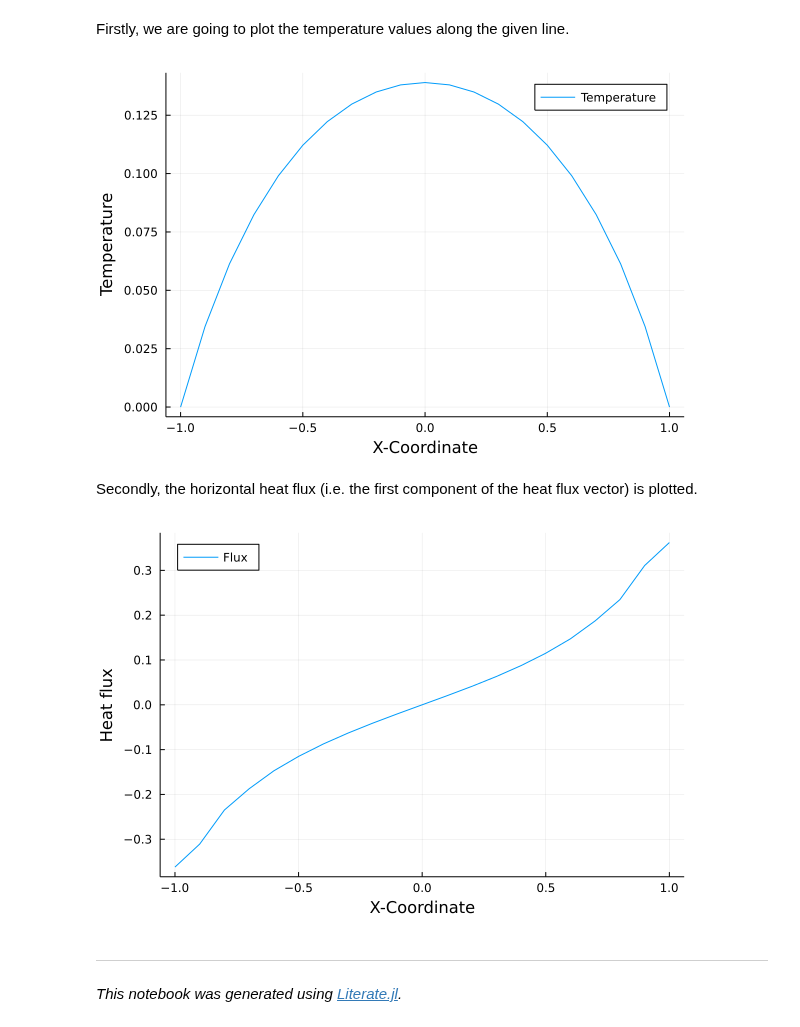
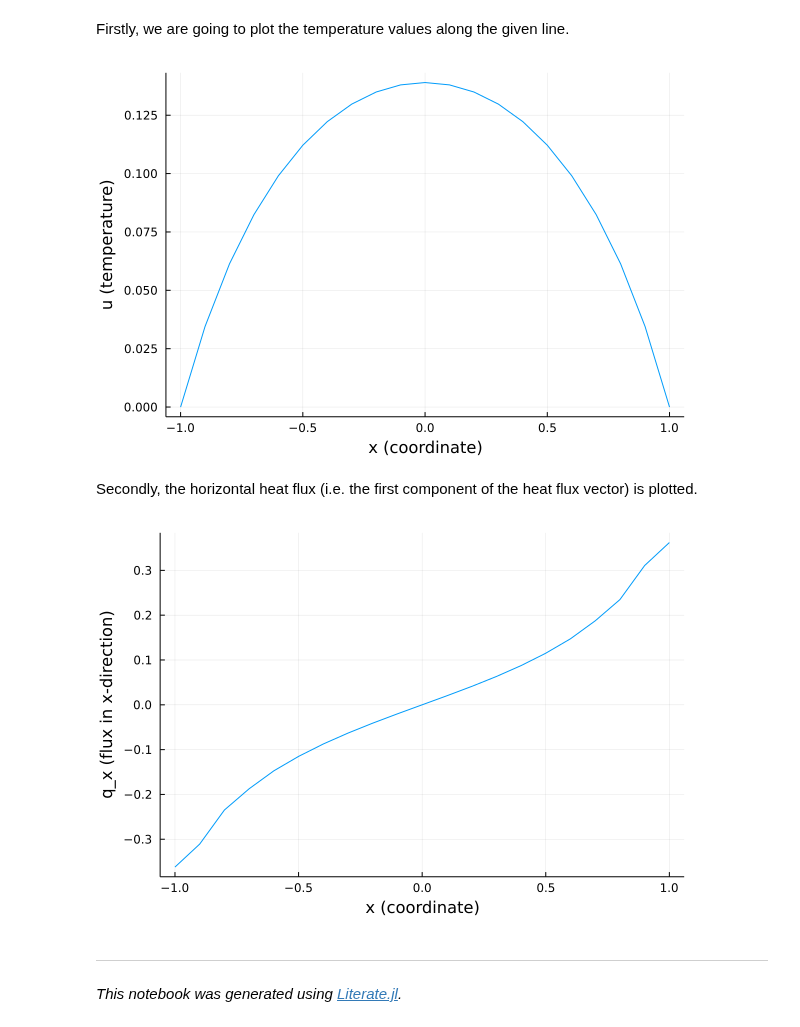
Before and after one commit to vinhtu95/Ferrite.jl, a Jupyter notebook: previews/PR377/examples/postprocessing.ipynb, the cells around one changed output. Saved outputs shown, nothing was run; the diff lists cells and outputs as text; code cells hidden in the pictures.

```diff
--- a/previews/PR377/examples/postprocessing.ipynb
+++ b/previews/PR377/examples/postprocessing.ipynb
@@ -99,2 +101,2 @@ First, we need to generate a `PointEvalHandler`
 # %%
-ph = PointEvalHandler(dh, points);
+ph = PointEvalHandler(grid, points);
@@ -110,5 +115,5 @@ which was used for computing the dof-vector.
 # %%
-u_points = Ferrite.get_point_values(ph, u, :u);
+u_points = Ferrite.get_point_values(ph, dh, u, :u);
 # %% [markdown]
 Now, we can plot the temperature and flux values with the help of any plotting library, e.g. Plots.jl.
 To do this, we need to import the package:
@@ -117,15 +122,15 @@ import Plots
 # %% [markdown]
 Firstly, we are going to plot the temperature values along the given line.
 # %%
-Plots.plot(getindex.(points,1), u_points, label="Temperature", xlabel="X-Coordinate", ylabel = "Temperature")
+Plots.plot(getindex.(points,1), u_points, xlabel="x (coordinate)", ylabel="u (temperature)", label=nothing)
 # %% [output]
-[figure, old version]
+[figure, new version]
 # %% [markdown]
 Secondly, the horizontal heat flux (i.e. the first component of the heat flux vector) is plotted.
 # %%
-Plots.plot(getindex.(points,1), getindex.(q_points,1),label="Flux", legend=:topleft, xlabel = "X-Coordinate", ylabel = "Heat flux")
+Plots.plot(getindex.(points,1), getindex.(q_points,1), xlabel="x (coordinate)", ylabel="q_x (flux in x-direction)", label=nothing)
 # %% [output]
-[figure, old version]
+[figure, new version]
 # %% [markdown]
 ---
 
```
Also changed, not shown: parts of 8 cells of this notebook, 38 other files.
